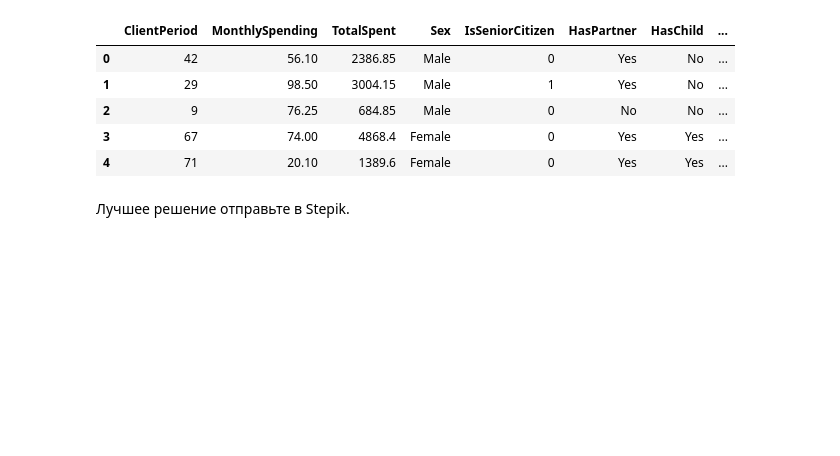
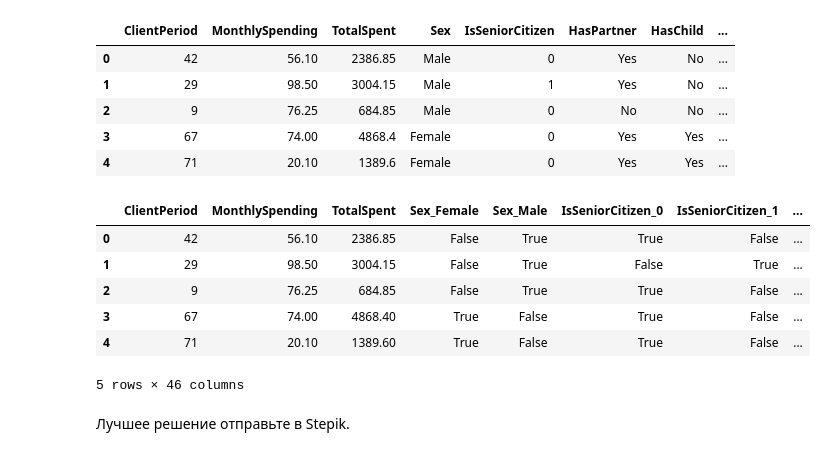
Before and after one commit to k-gorbenko/-DLS, a Jupyter notebook: week_03_composition_model_selection/Homework/hw_3_kaggle.ipynb, the cells around one changed output. Saved outputs shown, nothing was run; the diff lists cells and outputs as text; code cells hidden in the pictures; blank space fills up the shorter version.

```diff
--- a/week_03_composition_model_selection/Homework/hw_3_kaggle.ipynb
+++ b/week_03_composition_model_selection/Homework/hw_3_kaggle.ipynb
@@ -464,3 +539,13 @@ X_test = pd.concat([X_test, encoded_data_test], axis=1)
+# %%
+encoded_data_test.head(5)
+# %% [output]
+|  | ClientPeriod | MonthlySpending | TotalSpent | Sex_Female | Sex_Male | IsSeniorCitizen_0 | IsSeniorCitizen_1 | ... |
+| 0 | 42 | 56.10 | 2386.85 | False | True | True | False | ... |
+| 1 | 29 | 98.50 | 3004.15 | False | True | False | True | ... |
+| 2 | 9 | 76.25 | 684.85 | False | True | True | False | ... |
+| 3 | 67 | 74.00 | 4868.40 | True | False | True | False | ... |
+| 4 | 71 | 20.10 | 1389.60 | True | False | True | False | ... |
+5 rows × 46 columns
 # %%
 scaler = StandardScaler()
 
```
Also changed, not shown: parts of 14 cells of this notebook.
